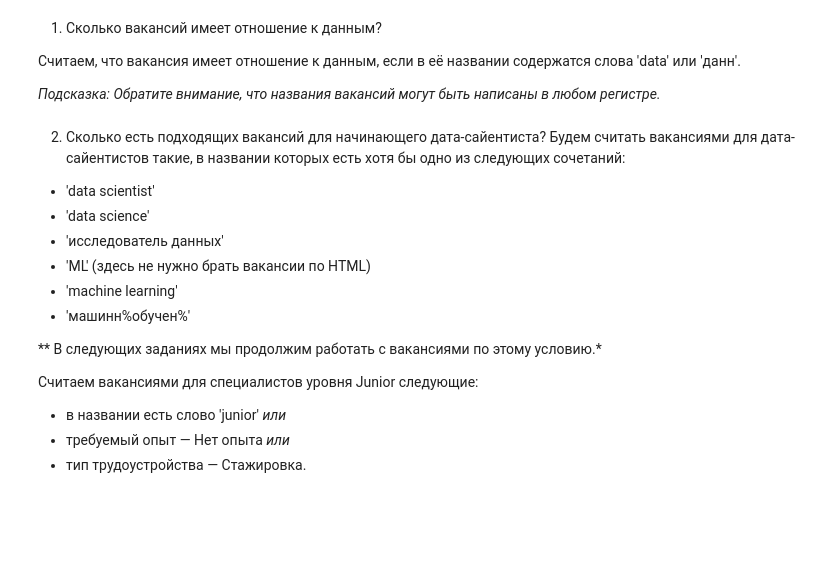
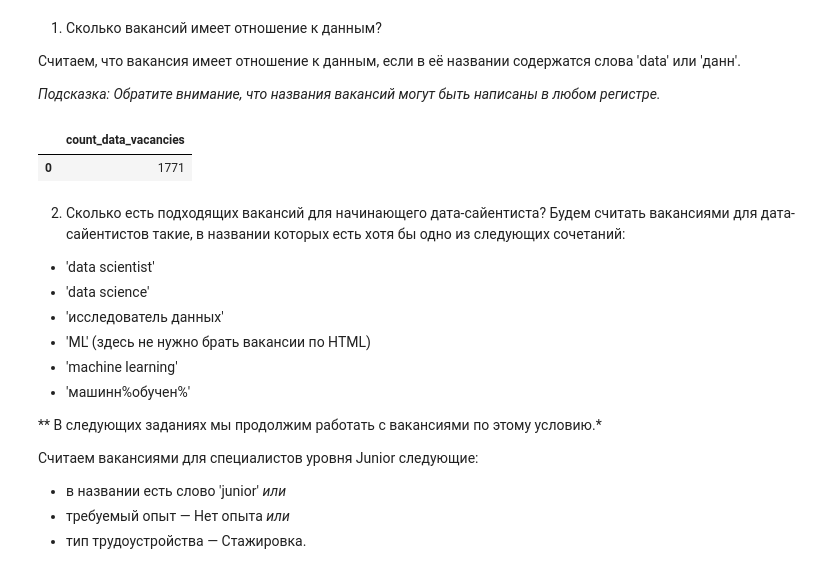
Before and after one commit to vokhmianin-da/Project2_HH_analysis, a Jupyter notebook: Project_2_Notebook.ipynb, the cells around one changed output. Cells and saved outputs as stored; diff of their text form; code cells hidden in the pictures; blank space fills up the shorter version.

```diff
--- a/Project_2_Notebook.ipynb
+++ b/Project_2_Notebook.ipynb
@@ -565,8 +567,19 @@ axes.set_title('Количество вакансий Яндекса в горо
 *Подсказка: Обратите внимание, что названия вакансий могут быть написаны в любом регистре.*
 # %%
 # текст запроса
+query_6_1 = f'''
+    SELECT COUNT(*) AS count_data_vacancies
+    FROM vacancies
+    -- используем ILIKE, т к может быть разный регистр
+    WHERE name ILIKE '%%data%%' OR name ILIKE '%%данн%%'
+'''
 # %%
 # результат запроса
+count_data_vacancies = pd.read_sql_query(query_6_1, connection)
+display(count_data_vacancies)
+# %% [output]
+|  | count_data_vacancies |
+| 0 | 1771 |
 # %% [markdown]
 2. Сколько есть подходящих вакансий для начинающего дата-сайентиста?
 Будем считать вакансиями для дата-сайентистов такие, в названии которых есть хотя бы одно из следующих сочетаний:
```
Also changed, not shown: parts of 26 cells of this notebook.
